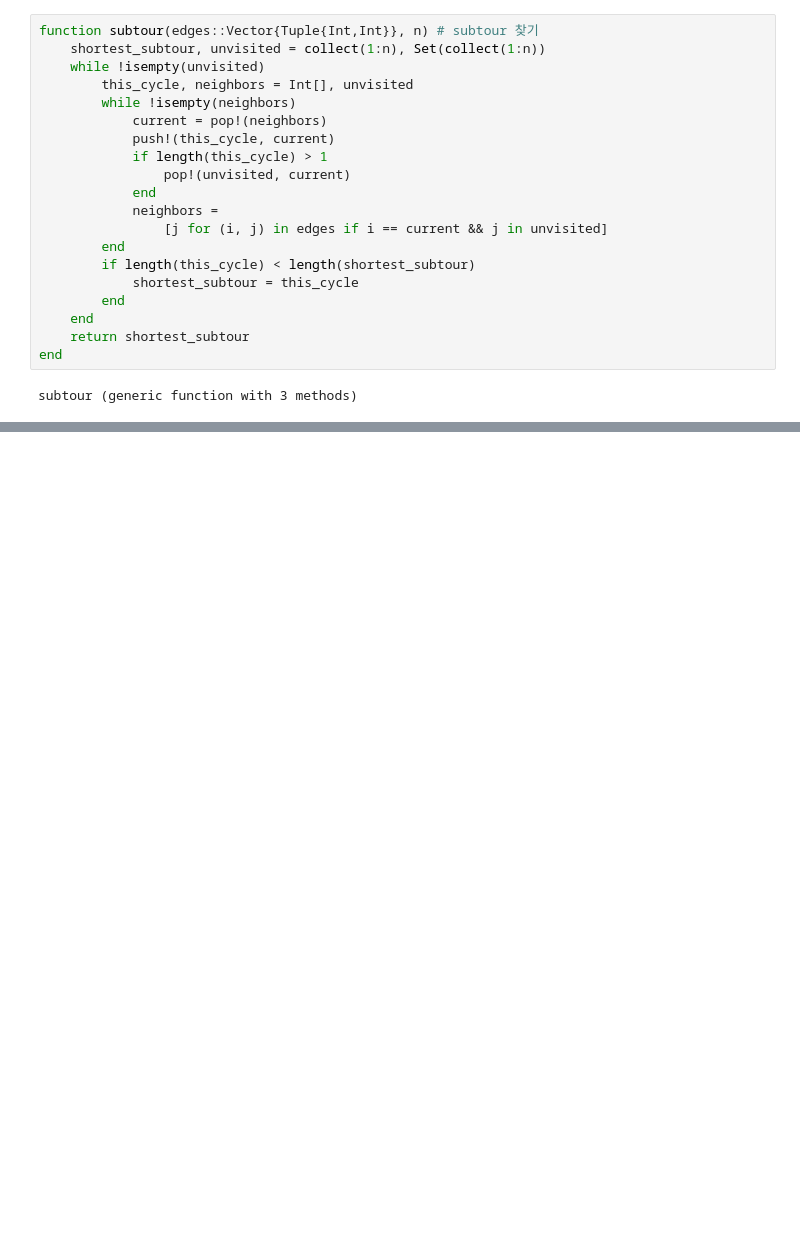
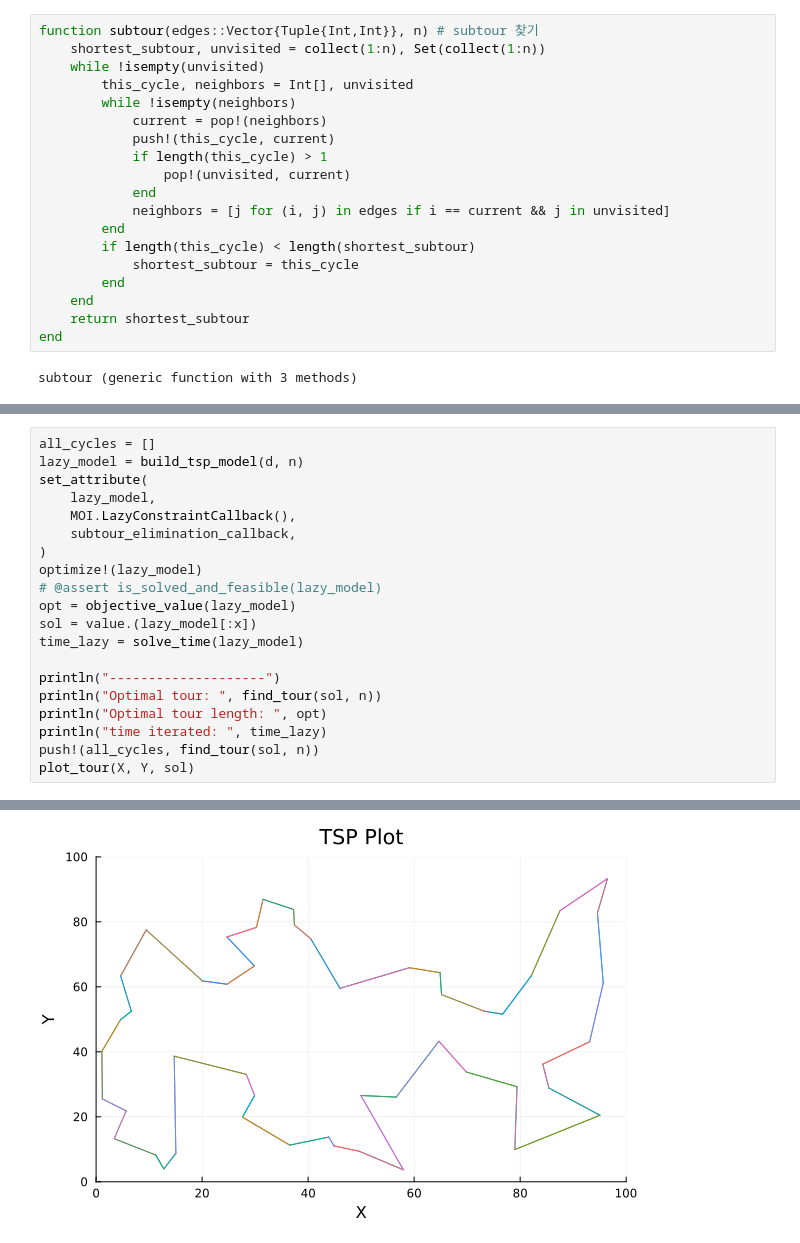
Before and after one commit to syj5268/julia_project, a Jupyter notebook: study/TSPsolver/TSPsolver_julia.ipynb, the cells around one changed output, grey strips where cells are left out. Drawn from its saved outputs; the diff is of its cells as text; blank space fills up the shorter version.

```diff
--- a/study/TSPsolver/TSPsolver_julia.ipynb
+++ b/study/TSPsolver/TSPsolver_julia.ipynb
@@ -40,8 +185,7 @@ function subtour(edges::Vector{Tuple{Int,Int}}, n) # subtour 찾기
             if length(this_cycle) > 1
                 pop!(unvisited, current)
             end
-            neighbors =
-                [j for (i, j) in edges if i == current && j in unvisited]
+            neighbors = [j for (i, j) in edges if i == current && j in unvisited]
         end
         if length(this_cycle) < length(shortest_subtour)
             shortest_subtour = this_cycle
@@ -116,0 +241,21 @@ plot_tour(X, Y, value.(iterative_model[:x]))
+# %%
+all_cycles = []
+lazy_model = build_tsp_model(d, n)
+set_attribute(
+    lazy_model,
+    MOI.LazyConstraintCallback(),
+    subtour_elimination_callback,
+)
+optimize!(lazy_model)
+# @assert is_solved_and_feasible(lazy_model)
+opt = objective_value(lazy_model)
+sol = value.(lazy_model[:x])
+time_lazy = solve_time(lazy_model)
+
+println("--------------------")
+println("Optimal tour: ", find_tour(sol, n))
+println("Optimal tour length: ", opt)
+println("time iterated: ", time_lazy)
+push!(all_cycles, find_tour(sol, n))
+plot_tour(X, Y, sol)
+# %% [output]
@@ -116,0 +279 @@ plot_tour(X, Y, value.(iterative_model[:x]))
+[figure, added]
```
Also changed, not shown: parts of 21 cells of this notebook, 13 other files.
